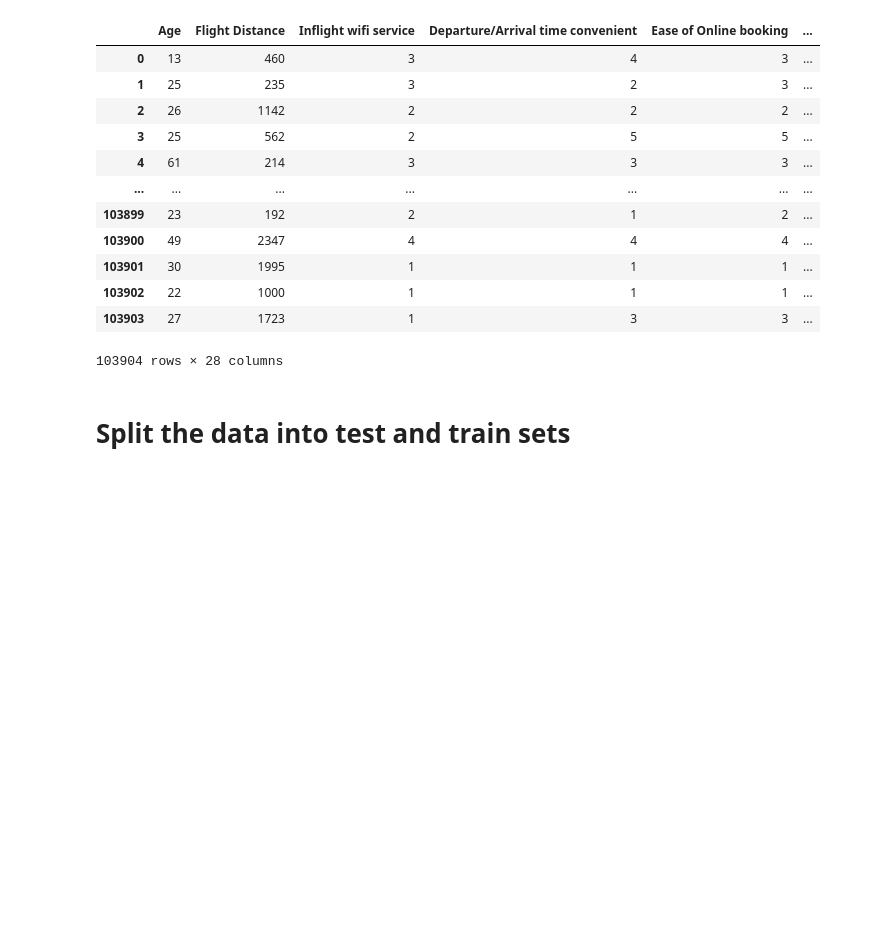
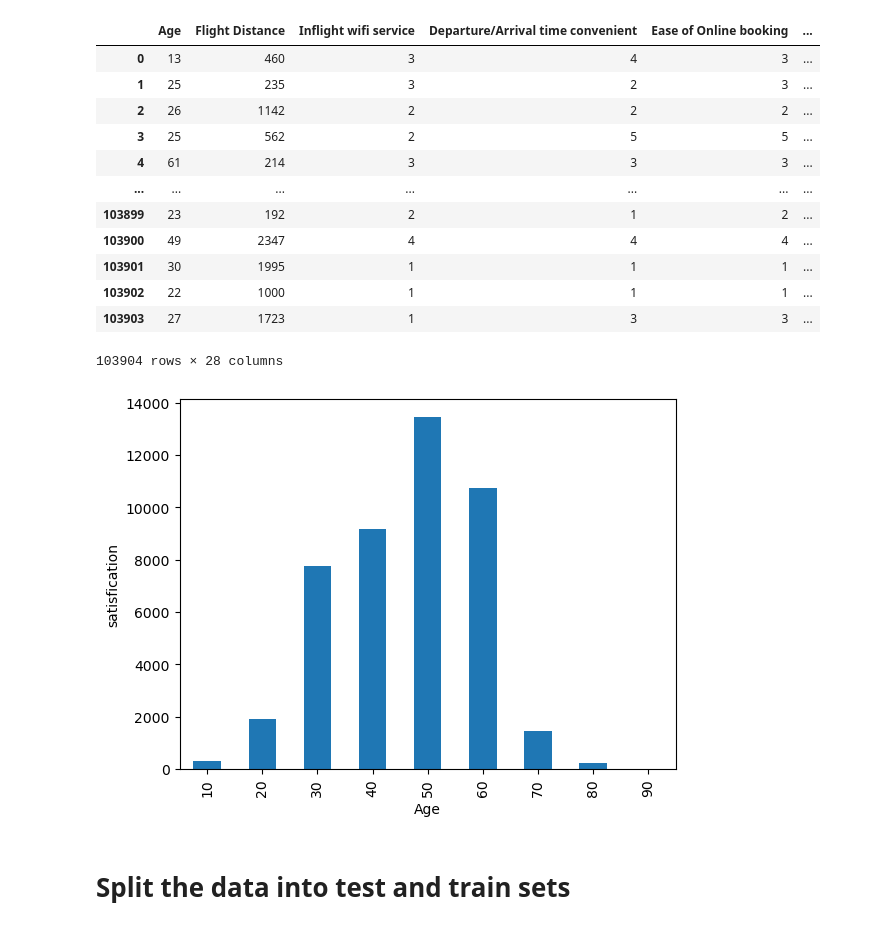
Before and after one commit to zjustus/Airline-Passenger-Satisfaction, a Jupyter notebook: main.ipynb, the cells around one changed output. Drawn from its saved outputs; the diff is of its cells as text; code cells hidden in the pictures; blank space fills up the shorter version.

Commit message:
Age/satisfication chart

```diff
--- a/main.ipynb
+++ b/main.ipynb
@@ -105,6 +105,16 @@ trainSet_transformed
 | 103902 | 22 | 1000 | 1 | 1 | 1 | ... |
 | 103903 | 27 | 1723 | 1 | 3 | 3 | ... |
 103904 rows × 28 columns
+# %%
+ages = trainSet_transformed["Age"]
+Age_groups = pd.cut(ages,  bins=[0, 10, 20, 30, 40, 50, 60, 70, 80, 90], labels=[10, 20, 30, 40, 50, 60, 70, 80, 90])
+grouped = trainSet_transformed.groupby(Age_groups)
+grouped= grouped['satisfaction'].agg(lambda x: sum(x))
+grouped.plot.bar(x='Age')
+plt.ylabel("satisfication")
+plt.show()
+# %% [output]
+[figure, added]
 # %%
  #trainSet_transformed.plot.scatter(x="satisfaction", y="Age", s = 100)
  #trainSet_transformed.plot.scatter(x="satisfaction", y="Flight Distance",)
```
